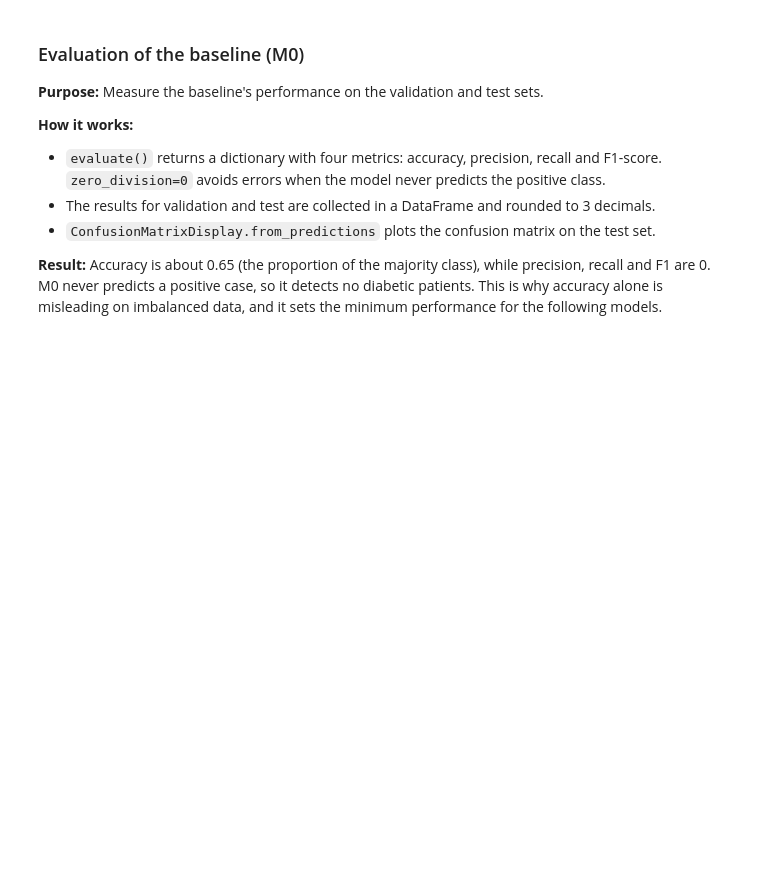
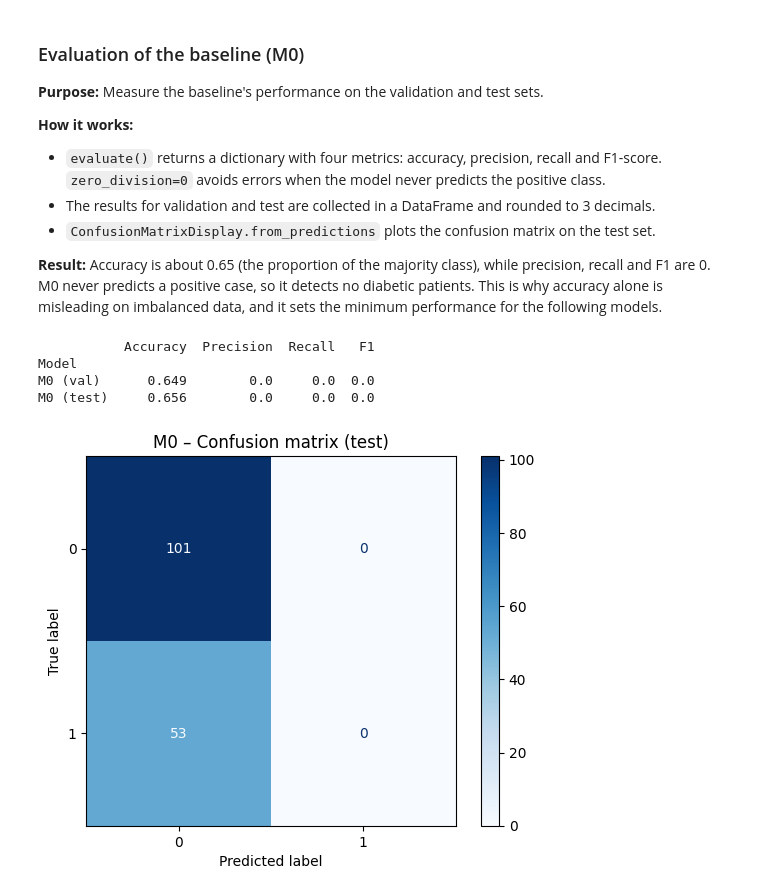
Before and after one commit to Mathieuuu122/DiabetesClassification-withArtificialNeurons, a Jupyter notebook: Diabetes_Project.ipynb, the cells around one changed output. Saved outputs shown, nothing was run; the diff lists cells and outputs as text; code cells hidden in the pictures; blank space fills up the shorter version.

```diff
--- a/Diabetes_Project.ipynb
+++ b/Diabetes_Project.ipynb
@@ -90,0 +135,15 @@ plt.show()
+# %%
+
+import numpy as np
+
+print("Initial explicit nulls per column:")
+print(df.isnull().sum())
+display(df.head())
+
+# Only flag clinical measurements where 0 is implausible; keep Pregnancies and Outcome untouched
+col_to_modify = ["Glucose", "BloodPressure", "SkinThickness", "Insulin", "BMI"]
+for col in col_to_modify:
+  df[col] = df[col].replace(0, np.nan)
+
+print("\nNull count per column after marking implausible zeros as NaN:")
+print(df.isnull().sum())
@@ -90,0 +276,20 @@ plt.show()
+# %%
+clinical_cols = ["Glucose", "BloodPressure", "SkinThickness", "Insulin", "BMI"]
+
+# 1. Positive (1) and negative (0) counts per split
+for name, y_split in [("Train", y_train), ("Val", y_val), ("Test", y_test)]:
+  print(
+      f"{name}: 0s={(y_split == 0).sum()}, 1s={(y_split == 1).sum()} (total"
+      f" {len(y_split)})"
+  )
+
+# 2. Check no NaNs or implausible zeros remain in clinical columns
+for name, df_imp in [("Train", X_train_imp), ("Val", X_val_imp), ("Test", X_test_imp)]:
+  print(
+      f"{name} NaNs: {df_imp.isna().sum().sum()} | clinical zeros:"
+      f" {(df_imp[clinical_cols] == 0).sum().sum()}"
+  )
+
+# 3. Quick check on scaling (train centered ~0, scale ~1)
+print("\nTrain scaled mean:", X_train_scaled.mean(axis=0).round(2))
+print("Train scaled std: ", X_train_scaled.std(axis=0).round(2))
@@ -99,32 +314,29 @@ plt.show()
 
 **Result:** Accuracy is about 0.65 (the proportion of the majority class), while precision, recall and F1 are 0. M0 never predicts a positive case, so it detects no diabetic patients. This is why accuracy alone is misleading on imbalanced data, and it sets the minimum performance for the following models.
 # %%
-import numpy as np
-from sklearn.model_selection import train_test_split
 from sklearn.metrics import accuracy_score, precision_score, recall_score, f1_score, ConfusionMatrixDisplay
-
-SEED = 42
-X, y = df.drop(columns="Outcome"), df["Outcome"]
-
-# Stratified 60/20/20 split
-X_train, X_tmp, y_train, y_tmp = train_test_split(X, y, test_size=0.4, stratify=y, random_state=SEED)
-X_val, X_test, y_val, y_test = train_test_split(X_tmp, y_tmp, test_size=0.5, stratify=y_tmp, random_state=SEED)
 
 # M0: always predict the training-set majority class
 majority = int(y_train.mode()[0])
 predict_m0 = lambda X_: np.full(len(X_), majority)
 
 def evaluate(y_true, y_pred, name):
     return {"Model": name,
             "Accuracy": accuracy_score(y_true, y_pred),
             "Precision": precision_score(y_true, y_pred, zero_division=0),
             "Recall": recall_score(y_true, y_pred, zero_division=0),
             "F1": f1_score(y_true, y_pred, zero_division=0)}
 
 results = pd.DataFrame([evaluate(y_val, predict_m0(X_val), "M0 (val)"),
                         evaluate(y_test, predict_m0(X_test), "M0 (test)")]).set_index("Model").round(3)
 print(results)
 
 ConfusionMatrixDisplay.from_predictions(y_test, predict_m0(X_test), cmap="Blues")
 plt.title("M0 – Confusion matrix (test)")
 plt.show()
+# %% [output]
+           Accuracy  Precision  Recall   F1
+Model
+M0 (val)      0.649        0.0     0.0  0.0
+M0 (test)     0.656        0.0     0.0  0.0
+[figure, added]
```
Also changed, not shown: parts of 25 cells of this notebook.
